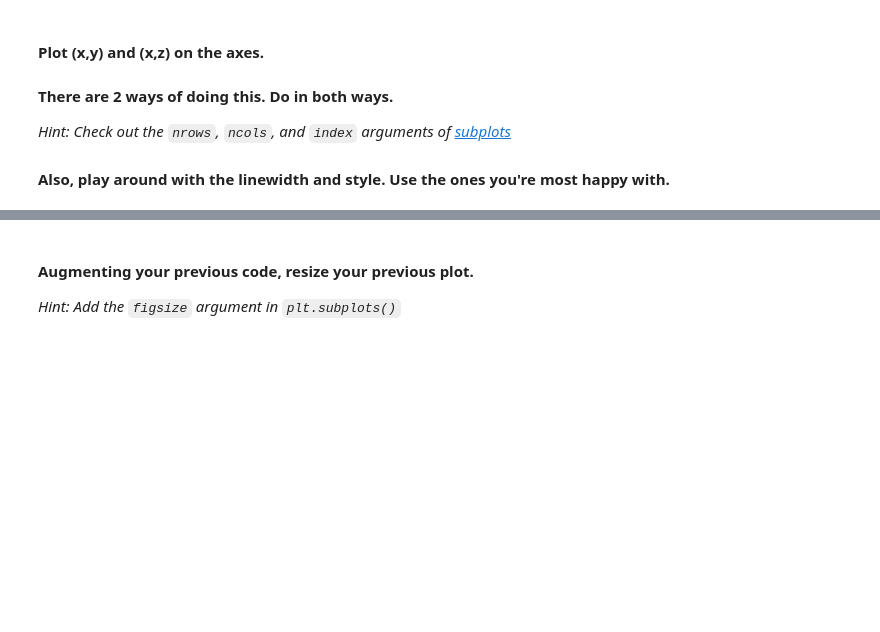
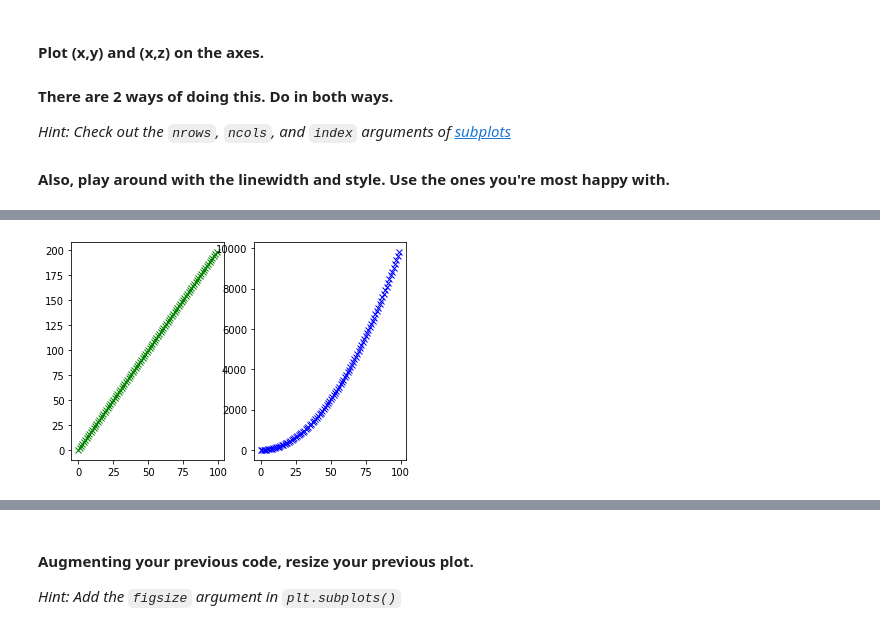
Before and after one commit to ironhack-datalabs/datamad0620, a Jupyter notebook: module-2/lab-matplotlib-seaborn/your-code/challenge-1.ipynb, the cells around one changed output, grey strips where cells are left out. Saved outputs shown, nothing was run; the diff lists cells and outputs as text; code cells hidden in the pictures; blank space fills up the shorter version.

```diff
--- a/module-2/lab-matplotlib-seaborn/your-code/challenge-1.ipynb
+++ b/module-2/lab-matplotlib-seaborn/your-code/challenge-1.ipynb
@@ -38,5 +38,9 @@ plt.plot(x,y,z)
 #### Also, play around with the linewidth and style. Use the ones you're most happy with.
 # %%
 # your code here-1st way (call `subplots` twice using the `index` parameter)
-subplot()
+
+plt.subplot(1,2,1)#1row, 2 col, 1 index
+plt.plot(x,y,'gx', linewidth=2)
+plt.subplot(1,2,2)
+plt.plot(x,z, 'bx', linewidth = 2)
 # %% [output]
@@ -44,2 +48,3 @@ SyntaxError: invalid syntax (<ipython-input-20-ab3a2afba5e0>, line 3)
+[figure, added]
 # %%
 # your code here-2st way (call `subplots` only once not using the `index` parameter)
```
Also changed, not shown: parts of 15 cells of this notebook.
